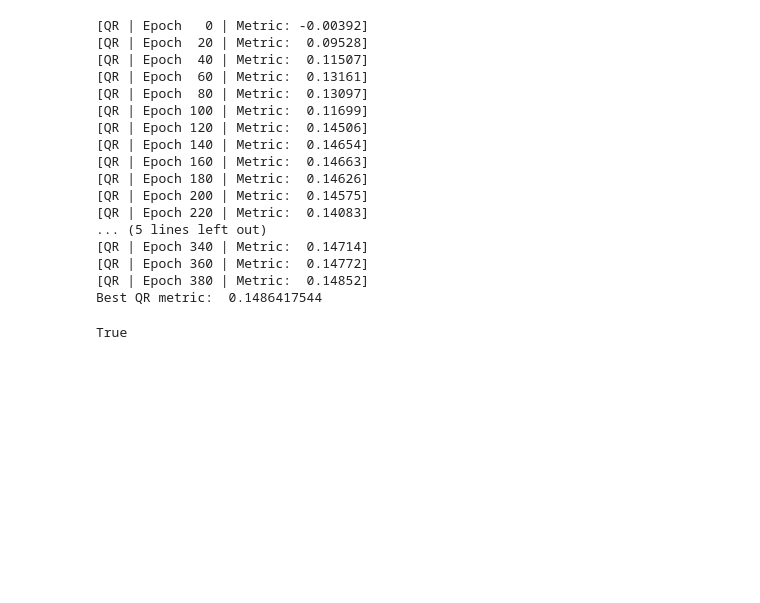
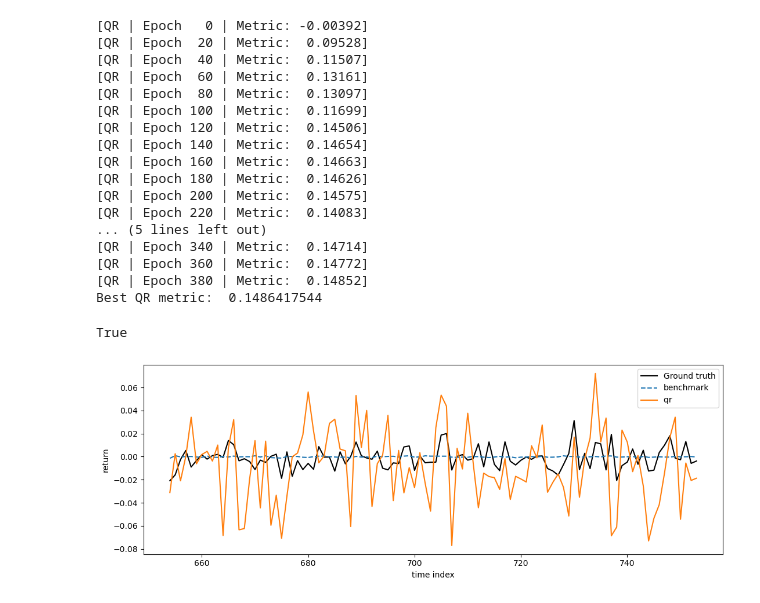
Before and after one commit to Lsj0815/MATH-5470-Project-2, a Jupyter notebook: new.ipynb, the cells around one changed output. Saved outputs shown, nothing was run; the diff lists cells and outputs as text; code cells hidden in the pictures; blank space fills up the shorter version.

```diff
--- a/new.ipynb
+++ b/new.ipynb
@@ -56,0 +95,18 @@ def metric_torch(y_pred: Tensor, y_true: Tensor) -> Tensor:
+# %%
+number_of_iterations = 1000
+best_metric['benchmark'] = -1
+best_model['benchmark'] = None
+
+np.random.seed(1234)
+
+for iteration in range(number_of_iterations):
+    model = model_benchmark()
+    model.fit(x_np, y_np)
+    m = metric_np(model.predict(x_np), y_np)
+
+    if m > best_metric['benchmark']:
+        print(f"[ Iteration: {iteration: 4d} | Metric: {m: 2.5f} ]")
+        best_metric['benchmark'] = m
+        best_model['benchmark'] = copy.deepcopy(model)
+
+print(f"Best metric: {best_metric['benchmark'] : 2.5f}")
@@ -246,3 +307,15 @@ pd.DataFrame(output).to_csv('submissionqr.csv')
 # Save in the required format
 df_out = pd.DataFrame({"0": output_vector})
 df_out.to_csv("model_parameters_qr.csv")
+# %%
+_t1 = y_train.shape[1]
+_t0 = 0
+offset = x_train.shape[1]-_t1
+
+def plot_stock(i: int, t0: int = _t0, t1: int = _t1):
+    x_data = range(t0+offset, t1+offset)
+    plt.plot(x_data, y_np[t0:t1,i], label='ground truth')
+    for k, v in best_model.items():
+        plt.plot(x_data, v(x_torch)[t0:t1,i].detach().numpy(), label=k)
+    plt.legend()
+    plt.show()
@@ -248,0 +378,4 @@ df_out.to_csv("model_parameters_qr.csv")
+# %%
+plot_with_benchmark(0,_t1-100, savefile="plot.png")
+# %% [output]
+[figure, added]
```
Also changed, not shown: parts of 6 cells of this notebook.
